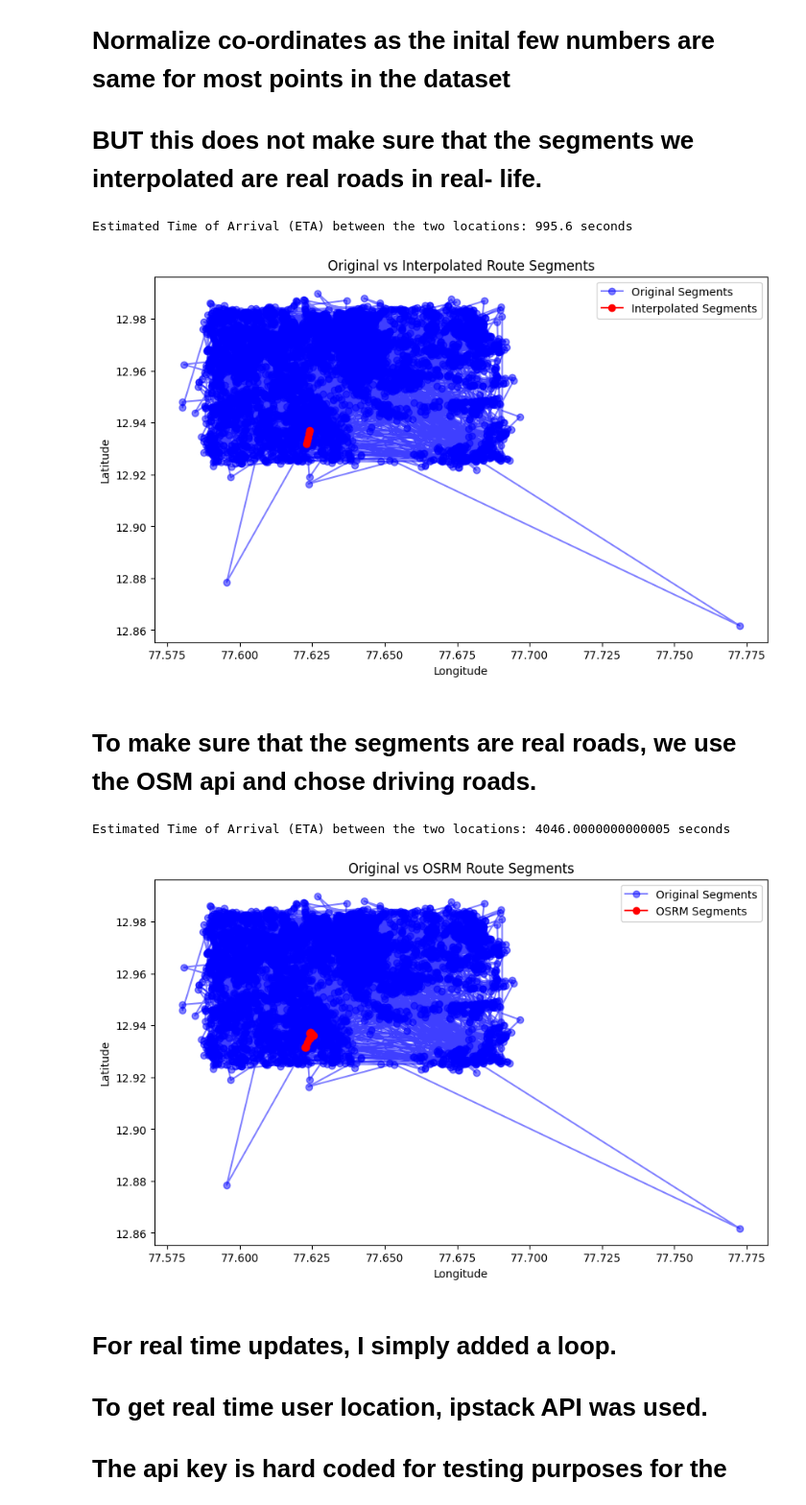
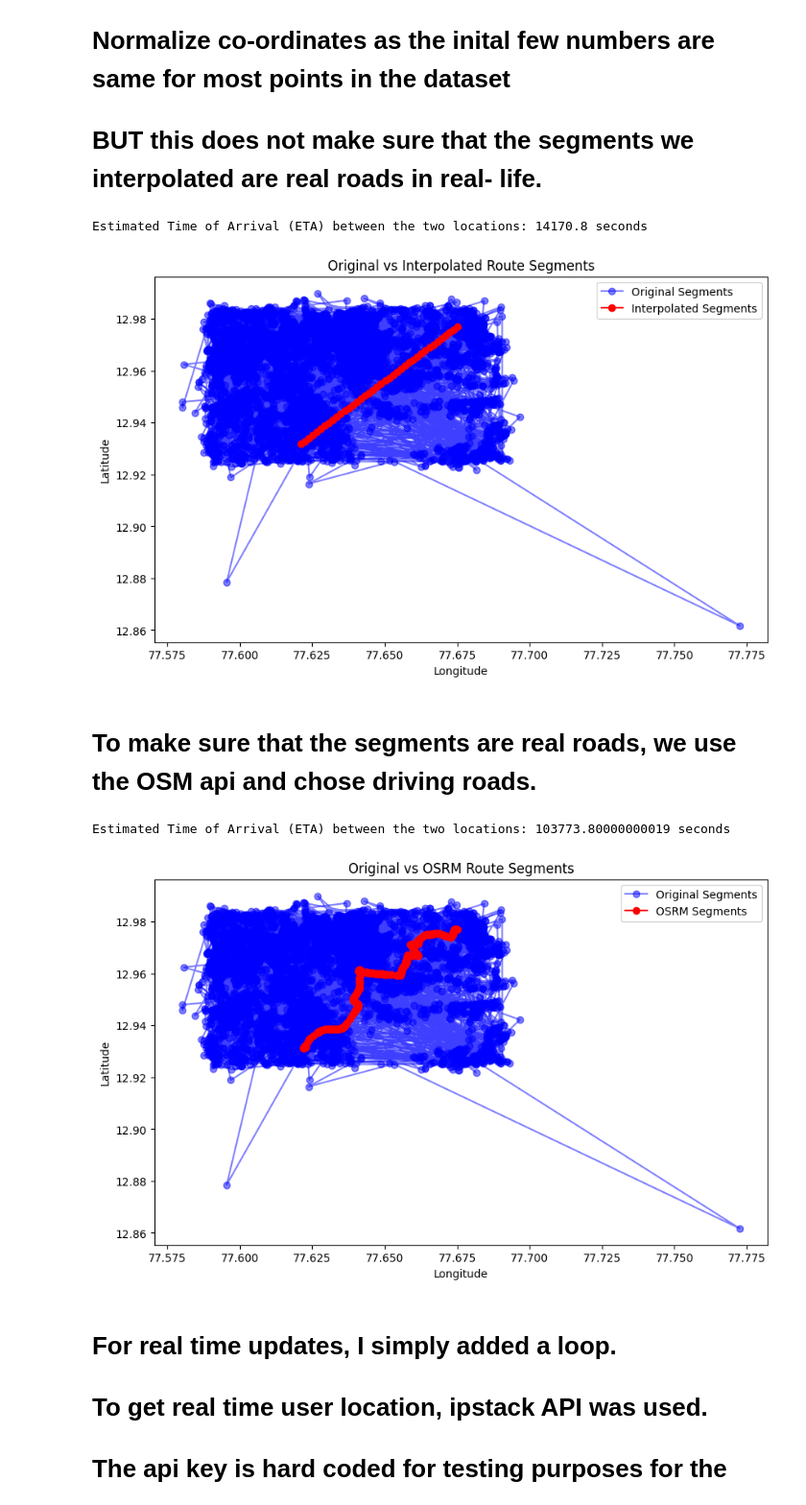
Before and after one commit to 0harjot0/ETA-prediction-at-a-segment-level, a Jupyter notebook: maps.ipynb, the cells around one changed output. Shown at 96% size. Saved outputs shown, nothing was run; the diff lists cells and outputs as text; code cells hidden in the pictures.

```diff
--- a/maps.ipynb
+++ b/maps.ipynb
@@ -245,8 +224,8 @@ def interpolate_segments(start, end, num_segments):
     lons = np.linspace(start[1], end[1], num_segments + 1)
     return list(zip(lats, lons))
 
-start_location = (12.9317652, 77.6229215)
-end_location = (12.9371376, 77.6241392)
+start_location = (12.9317652, 77.6209215)
+end_location = (12.9771376, 77.6751392)
 
 # Calculate the number of segments
 num_segments = calculate_segments(start_location, end_location, segment_length_km=0.2)
@@ -287,8 +266,8 @@ plt.title('Original vs Interpolated Route Segments')
 plt.legend()
 plt.show()
 # %% [output]
-Estimated Time of Arrival (ETA) between the two locations: 995.6 seconds
+Estimated Time of Arrival (ETA) between the two locations: 14170.8 seconds
-[figure, old version]
+[figure, new version]
 # %% [markdown]
 # To make sure that the segments are real roads, we use the OSM api and chose driving roads.
 # %%
@@ -298,12 +277,10 @@ from sklearn.preprocessing import MinMaxScaler
 from sklearn.neighbors import KNeighborsRegressor
 import matplotlib.pyplot as plt
 
-# OSRM API endpoint for route calculation
 osrm_url = "http://router.project-osrm.org/route/v1/driving/{},{};{},{}?overview=full&geometries=geojson"
 
-# Define the start and end locations
-start_location = (12.9317652, 77.6229215)  # Example start location
-end_location = (12.9371376, 77.6241392)    # Example end location
+start_location = (12.9317652, 77.6209215)
+end_location = (12.9771376, 77.6751392)
 
 # Query the OSRM API to get the route
 route_url = osrm_url.format(start_location[1], start_location[0], end_location[1], end_location[0])
@@ -314,60 +291,54 @@ route_data = response.json()
 coordinates = route_data['routes'][0]['geometry']['coordinates']
 segment_points = [(coord[1], coord[0]) for coord in coordinates]
 
-# Load your existing dataset
+
 df = pd.read_csv('cleaned_eta_prediction_data.csv')
 
-# Prepare the features and target
 X = df[['initial_lat', 'initial_lon', 'final_lat', 'final_lon']]
 y = df['time_taken']
 
-# Normalize the features
 scaler = MinMaxScaler()
 X_normalized = scaler.fit_transform(X)
 
-# Initialize a K-Nearest Neighbors model
 knn = KNeighborsRegressor(n_neighbors=5)
 knn.fit(X_normalized, y)
 
-# Predict ETA for each segment
+
 total_eta = 0
 for i in range(len(segment_points) - 1):
     segment_start = segment_points[i]
     segment_end = segment_points[i + 1]
 
     # Create a DataFrame for the current segment
     segment_df = pd.DataFrame([[segment_start[0], segment_start[1], segment_end[0], segment_end[1]]],
                               columns=['initial_lat', 'initial_lon', 'final_lat', 'final_lon'])
 
     # Normalize the segment
     segment_normalized = scaler.transform(segment_df)
 
     # Predict the ETA for this segment
     predicted_eta = knn.predict(segment_normalized)[0]
     total_eta += predicted_eta
 
-# Print the final ETA
+
 print(f"Estimated Time of Arrival (ETA) between the two locations: {total_eta} seconds")
 
-# Plotting the segments
 plt.figure(figsize=(10, 6))
 
-# Plot the original segments
 plt.plot(df['initial_lon'], df['initial_lat'], 'bo-', alpha=0.5, label='Original Segments')
 plt.plot(df['final_lon'], df['final_lat'], 'bo-', alpha=0.5)
 
-# Plot the OSRM segments
 lats, lons = zip(*segment_points)
 plt.plot(lons, lats, 'ro-', label='OSRM Segments')
 
 plt.xlabel('Longitude')
 plt.ylabel('Latitude')
 plt.title('Original vs OSRM Route Segments')
 plt.legend()
 plt.show()
 # %% [output]
-Estimated Time of Arrival (ETA) between the two locations: 4046.0000000000005 seconds
+Estimated Time of Arrival (ETA) between the two locations: 103773.80000000019 seconds
-[figure, old version]
+[figure, new version]
 # %% [markdown]
 # For real time updates, I simply added a loop.<br>
 # To get real time user location, ipstack API was used.<br>
```
Also changed, not shown: parts of 2 cells of this notebook, 1 other file.
